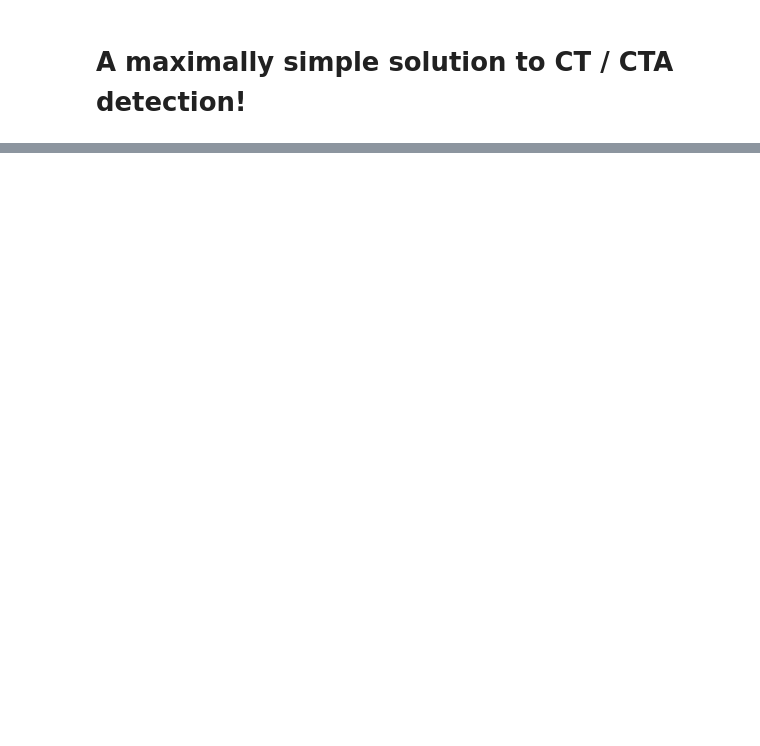
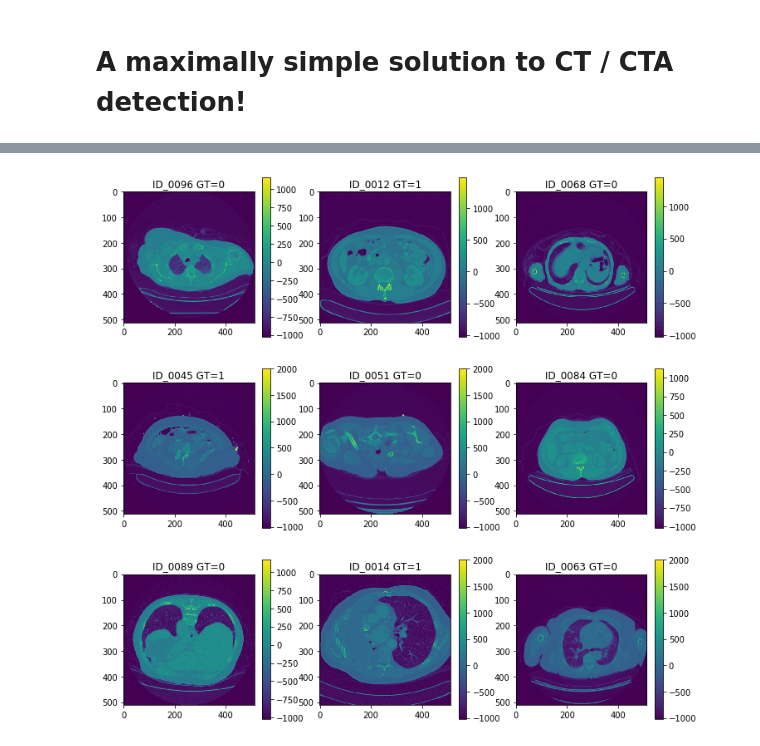
Before and after one commit to danielphil/kaggle_ctmi, a Jupyter notebook: kaggle_ctmi_simple.ipynb, the cells around one changed output, grey strips where cells are left out. Saved outputs shown, nothing was run; the diff lists cells and outputs as text; code cells hidden in the pictures; blank space fills up the shorter version.

```diff
--- a/kaggle_ctmi_simple.ipynb
+++ b/kaggle_ctmi_simple.ipynb
@@ -123,0 +230,4 @@ show_images()
+# %%
+show_images(PreprocessedCohort(Cohort()))
+# %% [output]
+[figure, added]
```
Also changed, not shown: parts of 7 cells of this notebook, 1 other file.
